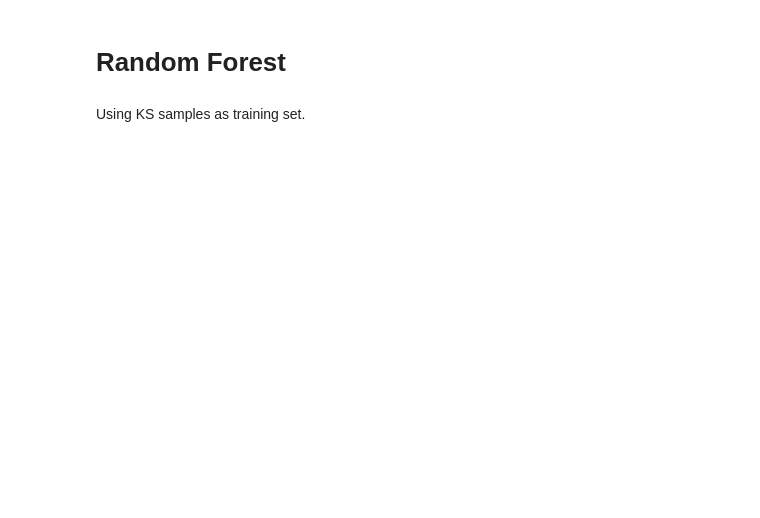
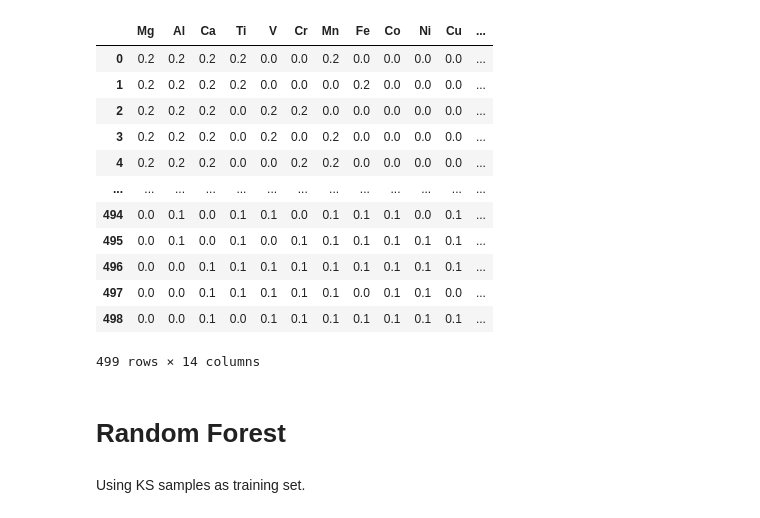
Before and after one commit to Xiangyan93/High-Entropy-Spinel, a Jupyter notebook: notebook/2.SinglePhaseClassification.ipynb, the cells around one changed output. Saved outputs shown, nothing was run; the diff lists cells and outputs as text; code cells hidden in the pictures; blank space fills up the shorter version.

```diff
--- a/notebook/2.TreeClassification.ipynb
+++ b/notebook/2.SinglePhaseClassification.ipynb
@@ -1,7 +1,7 @@
 # %%
 import pandas as pd
 import numpy as np
-df = pd.read_csv('../data.txt', sep='\s+')
+df = pd.read_csv('../data.txt')
 df.atom_list = df.atom_list.apply(lambda x: list(map(int, x.split(','))))
 atom_dict = {
     12: 'Mg',
@@ -29,6 +29,22 @@ X_test = df_test[atom_dict.values()]
 y_test = df_test.Stabilized
 X = df[atom_dict.values()]
 y = df.Stabilized
+# %%
+X
+# %% [output]
+|  | Mg | Al | Ca | Ti | V | Cr | Mn | Fe | Co | Ni | Cu | ... |
+| 0 | 0.2 | 0.2 | 0.2 | 0.2 | 0.0 | 0.0 | 0.2 | 0.0 | 0.0 | 0.0 | 0.0 | ... |
+| 1 | 0.2 | 0.2 | 0.2 | 0.2 | 0.0 | 0.0 | 0.0 | 0.2 | 0.0 | 0.0 | 0.0 | ... |
+| 2 | 0.2 | 0.2 | 0.2 | 0.0 | 0.2 | 0.2 | 0.0 | 0.0 | 0.0 | 0.0 | 0.0 | ... |
+| 3 | 0.2 | 0.2 | 0.2 | 0.0 | 0.2 | 0.0 | 0.2 | 0.0 | 0.0 | 0.0 | 0.0 | ... |
+| 4 | 0.2 | 0.2 | 0.2 | 0.0 | 0.0 | 0.2 | 0.2 | 0.0 | 0.0 | 0.0 | 0.0 | ... |
+| ... | ... | ... | ... | ... | ... | ... | ... | ... | ... | ... | ... | ... |
+| 494 | 0.0 | 0.1 | 0.0 | 0.1 | 0.1 | 0.0 | 0.1 | 0.1 | 0.1 | 0.0 | 0.1 | ... |
+| 495 | 0.0 | 0.1 | 0.0 | 0.1 | 0.0 | 0.1 | 0.1 | 0.1 | 0.1 | 0.1 | 0.1 | ... |
+| 496 | 0.0 | 0.0 | 0.1 | 0.1 | 0.1 | 0.1 | 0.1 | 0.1 | 0.1 | 0.1 | 0.1 | ... |
+| 497 | 0.0 | 0.0 | 0.1 | 0.1 | 0.1 | 0.1 | 0.1 | 0.0 | 0.1 | 0.1 | 0.0 | ... |
+| 498 | 0.0 | 0.0 | 0.1 | 0.0 | 0.1 | 0.1 | 0.1 | 0.1 | 0.1 | 0.1 | 0.1 | ... |
+499 rows × 14 columns
 # %% [markdown]
 # Random Forest
 # %% [markdown]
```
Also changed, not shown: parts of 1 cell of this notebook, 12 other files.
